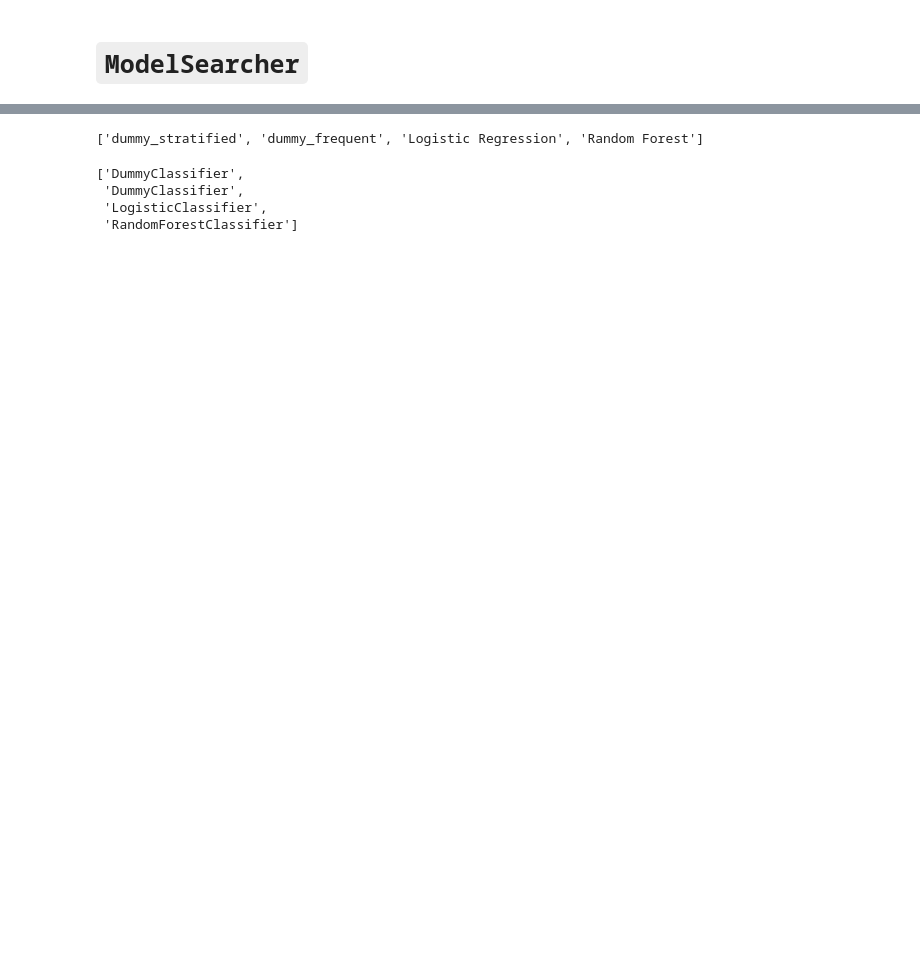
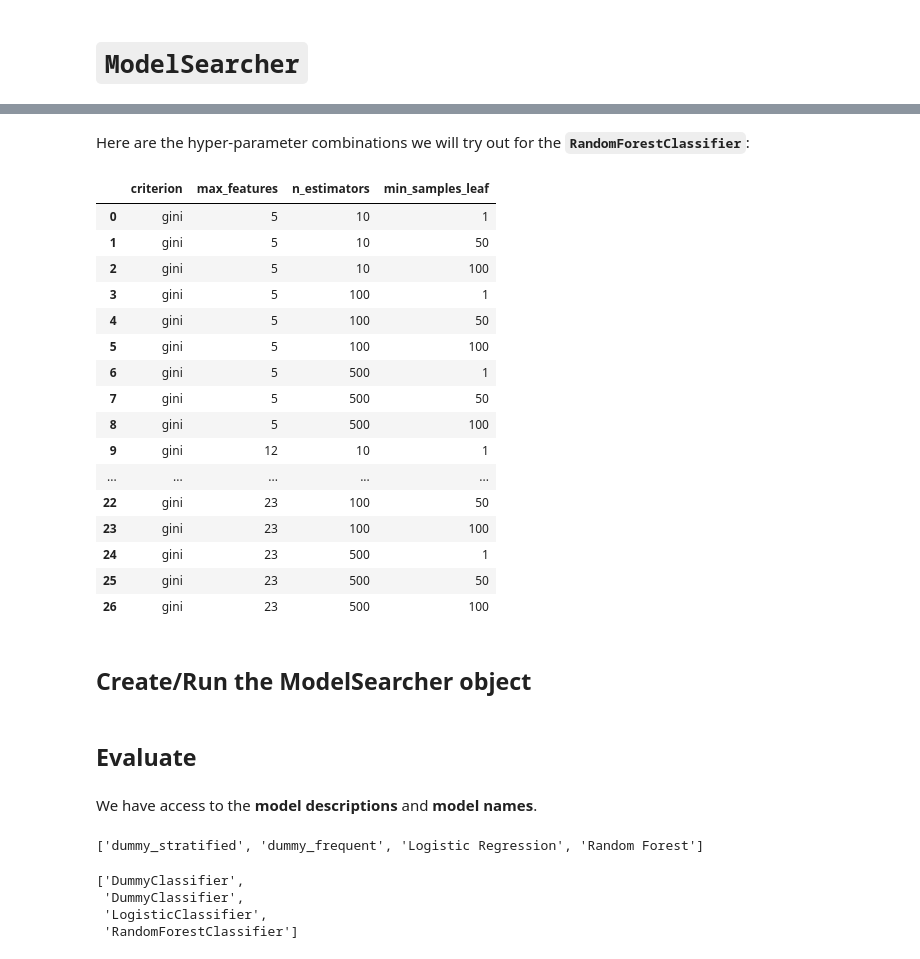
Before and after one commit to shane-kercheval/oo-learning, a Jupyter notebook: examples/classification-titanic/5-Searching.ipynb, the cells around one changed output, grey strips where cells are left out. Saved outputs shown, nothing was run; the diff lists cells and outputs as text; code cells hidden in the pictures; blank space fills up the shorter version.

Commit message:
Finished first version of Searcher jupyter notebook, #6

```diff
--- a/examples/classification-titanic/5-Searching.ipynb
+++ b/examples/classification-titanic/5-Searching.ipynb
@@ -60,31 +70,19 @@ The data is split (via a Splitter) into training and holding sets. The training
 # %%
-# define the transformations that will be applied to ALL models
-global_transformations = [RemoveColumnsTransformer(['PassengerId', 'Name', 'Ticket', 'Cabin']),
-                          CategoricConverterTransformer(['Pclass', 'SibSp', 'Parch']),
-                          ImputationTransformer(),
-                          DummyEncodeTransformer(CategoricalEncoding.ONE_HOT)]
-
-score_list = [AucRocScore(positive_class='lived'),
-              SensitivityScore(converter=TwoClassThresholdConverter(threshold=0.5, positive_class='lived'))]
-
 # Logistic Regression Hyper-Param Grid
-log_params_dict = dict(penalty=['l1', 'l2'],
-                      regularization_inverse=[0.001, 0.01, 0.1, 1, 100, 1000])
-log_grid = HyperParamsGrid(params_dict=log_params_dict)
+log_grid = HyperParamsGrid(params_dict=dict(penalty=['l1', 'l2'],
+                                            regularization_inverse=[0.001, 0.01, 0.1, 1, 100, 1000]))
 
 # get the expected columns at the time we do the training, based on the transformations
 columns = TransformerPipeline.get_expected_columns(transformations=global_transformations, data=explore.dataset.drop(columns=[target_variable]))
+# Random Forest Hyper-Param Grid
+rm_grid = HyperParamsGrid(params_dict=dict(criterion='gini',
+                                           max_features=[int(round(len(columns) ** (1 / 2.0))),
+                                                         int(round(len(columns) / 2)),
+                                                         len(columns) - 1],
+                                           n_estimators=[10, 100, 500],
+                                           min_samples_leaf=[1, 50, 100]))
 
-# Random Forest Hyper-Param Grid
-
-rm_params_dict = dict(criterion='gini',
-                   max_features=[int(round(len(columns) ** (1 / 2.0))),
-                                 int(round(len(columns) / 2)),
-                                 len(columns) - 1],
-                   n_estimators=[10, 100, 500],
-                   min_samples_leaf=[1, 50, 100])
-rm_grid = HyperParamsGrid(params_dict=rm_params_dict)
-
+# define the models and hyper-parameters that we want to search through
 infos = [ModelInfo(description='dummy_stratified',
                    model=DummyClassifier(DummyClassifierStrategy.STRATIFIED),
                    transformations=None,
@@ -107,14 +105,3 @@ infos = [ModelInfo(description='dummy_stratified',
                    transformations=None,
                    hyper_params=RandomForestHP(),
                    hyper_params_grid=rm_grid)]
-
-searcher = ModelSearcher(global_transformations=[x.clone() for x in global_transformations],
-                         model_infos=infos,
-                         splitter=ClassificationStratifiedDataSplitter(holdout_ratio=0.25),
-                         resampler_function=lambda m, mt: RepeatedCrossValidationResampler(
-                             model=m,
-                             transformations=mt,
-                             scores=score_list,
-                             folds=5,
-                             repeats=3))
-searcher.search(data=explore.dataset, target_variable='Survived')
@@ -120,0 +126,24 @@ searcher.search(data=explore.dataset, target_variable='Survived')
+# %% [markdown]
+Here are the hyper-parameter combinations we will try out for the **`RandomForestClassifier`**:
+# %%
+rm_grid.params_grid
+# %% [output]
+|  | criterion | max_features | n_estimators | min_samples_leaf |
+| 0 | gini | 5 | 10 | 1 |
+| 1 | gini | 5 | 10 | 50 |
+| 2 | gini | 5 | 10 | 100 |
+| 3 | gini | 5 | 100 | 1 |
+| 4 | gini | 5 | 100 | 50 |
+| 5 | gini | 5 | 100 | 100 |
+| 6 | gini | 5 | 500 | 1 |
+| 7 | gini | 5 | 500 | 50 |
+| 8 | gini | 5 | 500 | 100 |
+| 9 | gini | 12 | 10 | 1 |
+| ... | ... | ... | ... | ... |
+| 22 | gini | 23 | 100 | 50 |
+| 23 | gini | 23 | 100 | 100 |
+| 24 | gini | 23 | 500 | 1 |
+| 25 | gini | 23 | 500 | 50 |
+| 26 | gini | 23 | 500 | 100 |
+# %% [markdown]
+## Create/Run the ModelSearcher object
@@ -121,3 +175,7 @@ searcher.search(data=explore.dataset, target_variable='Survived')
+# %% [markdown]
+## Evaluate
+# %% [markdown]
+We have access to the **model descriptions** and **model names**.
 # %%
 searcher.results.model_descriptions
 # %% [output]
```
Also changed, not shown: parts of 20 cells of this notebook, 2 other files.
